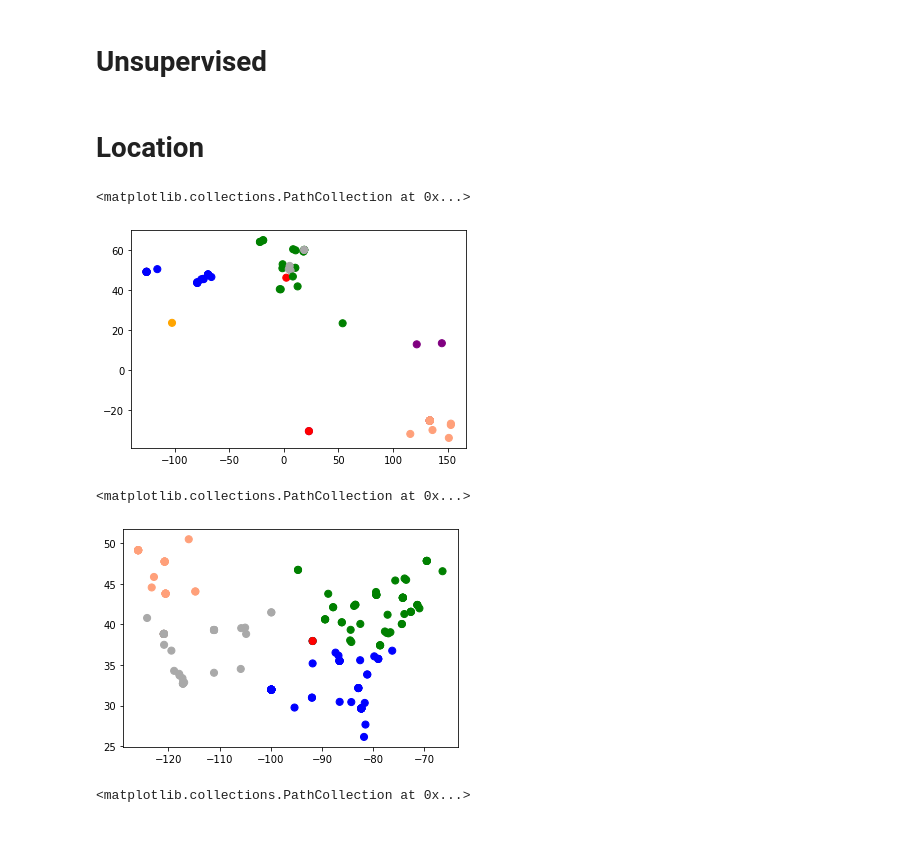
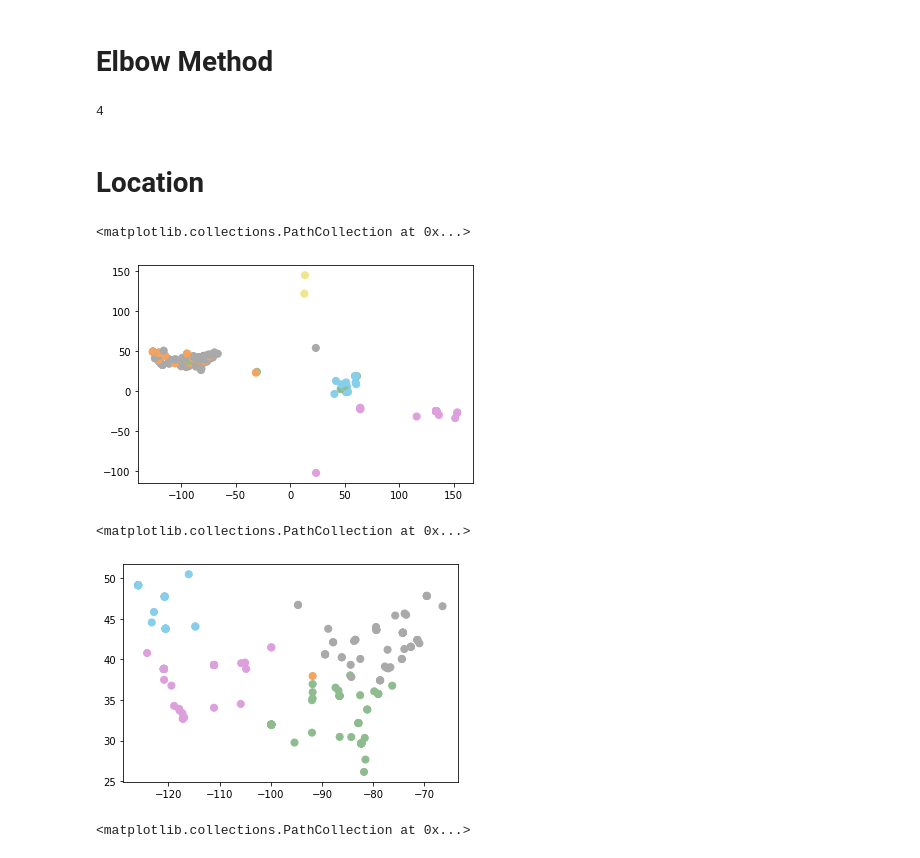
Before and after one commit to allisontao/crossfit-games-analysis, a Jupyter notebook: clustering.ipynb, the cells around one changed output. Saved outputs shown, nothing was run; the diff lists cells and outputs as text; code cells hidden in the pictures.

Commit message:
fixed location clustering

```diff
--- a/clustering.ipynb
+++ b/clustering.ipynb
@@ -12,11 +15,11 @@ from sklearn import datasets
 from sklearn.metrics import confusion_matrix, classification_report
 # %%
 # Reading csv files
-women = pd.read_csv('athletes-women.csv')
+women = pd.read_csv('temp_women.csv')
+# women = pd.read_csv('athletes-women.csv')
 men = pd.read_csv('athletes-men.csv')
-
-# CSV with only US athletes
-men_us = pd.read_csv('us_men.csv')
-no_us = pd.read_csv('other_men.csv')
-no_us_women = pd.read_csv('other_women.csv')
-no_us_women
+# # CSV with only US athletes
+# men_us = pd.read_csv('us_men.csv')
+# no_us = pd.read_csv('other_men.csv')
+# no_us_women = pd.read_csv('other_women.csv')
+# no_us_women
@@ -37,5 +26,3 @@ no_us_women
-# %% [markdown]
-# Unsupervised
 # %%
 df_women = women[['rank', 'age', 'run5k', 'pullups', 'fran', 'longitude', 'latitude']]
 X_w = scale(df_women)
@@ -44,40 +31,72 @@ X_w = scale(df_women)
 df_men = men[['rank', 'age', 'run5k', 'pullups', 'fran', 'longitude', 'latitude']]
 X_m = scale(df_men)
 # M[0:10,]
+# %% [markdown]
+# Elbow Method
+# %%
+# distortations = {}
+# for k in range(1,15):
+#     kmeans = KMeans(n_clusters=k)
+#     kmeans.fit(df_women_us)
+#     distortations[k] = kmeans.inertia_
+# plt.plot(list(distortations.keys()),list(distortations.values()))
+# plt.title('Elbow method on Crossfit Women dataset')
+# plt.xlabel('Number of clusters')
+# plt.ylabel('Within-cluster SSE')
+# plt.show()
+# !pip install --upgrade kneed
+from kneed import KneeLocator
+
+# make an instance of KneeLocator and give it:
+# - list of # of clusters
+# - list of respective SSE
+# - curvature of graph ("concave" or "convex")
+# - direction of curve ("increasing" or "decreasing")
+kl = KneeLocator(
+    list(distortations.keys()),
+    list(distortations.values()),
+    curve="convex",
+    direction="decreasing"
+)
+
+# the elbow attribute stores the optimal # of clusters
+kl.elbow
+# %% [output]
+4
 # %% [markdown]
 # Location
 # %%
-# location women other
-df_women_other = no_us_women.loc[:,['rank','latitude','longitude']]
+# location women: All
+df_women_all = women.loc[:,['rank','latitude','longitude']]
 
-X_w_other = scale(df_women_other)
+X_w_all = scale(df_women_all)
 
 
-num_clusters = 7
+num_clusters = 6
 
 
-color_theme = np.array(['darkgray','lightsalmon', 'blue', 'red', 'green', 'orange', 'purple', 'black', 'brown', 'pink', 'lightblue', 'lightgreen', 'teal'])
+color_theme = np.array(['darkgray','plum', 'darkseagreen', 'sandybrown', 'skyblue', 'khaki', 'mediumpurple', 'black', 'brown', 'pink', 'lightblue', 'lightgreen', 'teal'])
 
 clustering = KMeans(n_clusters=num_clusters, random_state=3)
 
-clustering.fit(X_w_other)
+clustering.fit(X_w_all)
 
 
 
-df_women_other['cluster_label'] = kmeans.fit_predict(df_women_other[df_women_other.columns[1:3]])
+df_women_all['cluster_label'] = kmeans.fit_predict(df_women_all[df_women_all.columns[1:3]])
 
 centers = kmeans.cluster_centers_ # Coordinates of cluster centers.
 
-labels = kmeans.predict(df_women_other[df_women_other.columns[1:3]]) # Labels of each point
+labels = kmeans.predict(df_women_all[df_women_all.columns[1:3]]) # Labels of each point
 
-df_women_other.head(10)
+df_women_all.head(10)
 
 
 
-plt.scatter(x=df_women_other['longitude'],y=df_women_other['latitude'],c=color_theme[clustering.labels_],s=50)
+plt.scatter(x=df_women_all['longitude'],y=df_women_all['latitude'],c=color_theme[clustering.labels_],s=50)
 # %% [output]
 <matplotlib.collections.PathCollection at 0x...>
-[figure, old version]
+[figure, new version]
 # %%
 # location women us
 mask = (df_women['longitude'] >= -135) & (df_women['longitude'] <= -60) & (df_women['latitude'] >= 25) & (df_women['latitude'] <= 60) #& (df_women['age'] <= 34) & (df_women['rank'] <= 50)
@@ -94,7 +113,7 @@ num_clusters = 5
 
 
 
-color_theme = np.array(['darkgray','lightsalmon', 'blue', 'red', 'green', 'orange', 'purple', 'black', 'brown', 'pink', 'lightblue', 'lightgreen', 'teal'])
+color_theme = np.array(['darkgray','plum', 'darkseagreen', 'sandybrown', 'skyblue', 'khaki', 'mediumpurple', 'black', 'brown', 'pink', 'lightblue', 'lightgreen', 'teal'])
 
 clustering = KMeans(n_clusters=num_clusters, random_state=5)
 
@@ -115,7 +134,7 @@ df_women_us.head(10)
 plt.scatter(x=df_women_us['longitude'],y=df_women_us['latitude'],c=color_theme[clustering.labels_],s=50)
 # %% [output]
 <matplotlib.collections.PathCollection at 0x...>
-[figure, old version]
+[figure, new version]
 # %%
 # location men other
 df_men_other = no_us.loc[:,['rank','latitude','longitude']]
```
Also changed, not shown: parts of 12 cells of this notebook, 2 other files.
